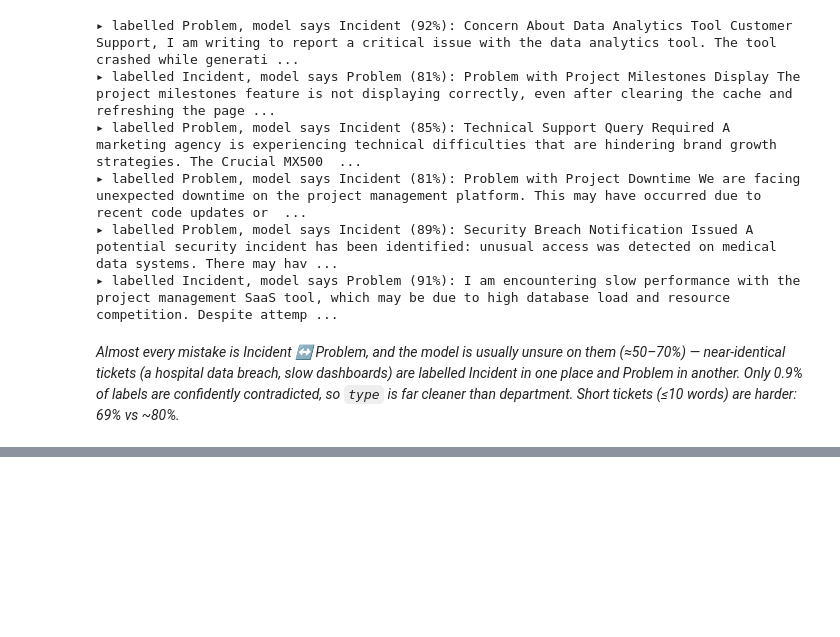
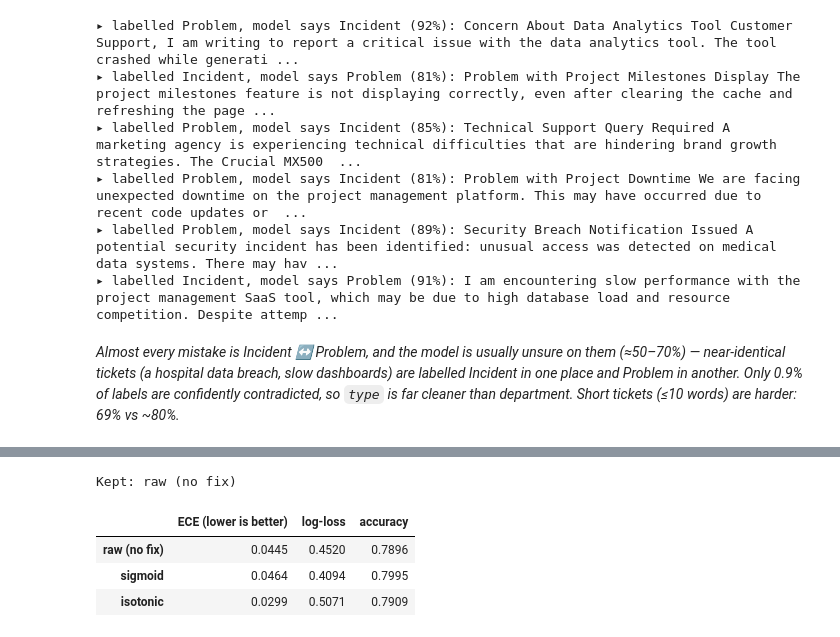
Before and after one commit to karthikiyer365/Live, a Jupyter notebook: topic-classification/department_classifier_pipeline.ipynb, the cells around one changed output, grey strips where cells are left out. Drawn from its saved outputs; the diff is of its cells as text; code cells hidden in the pictures; blank space fills up the shorter version.

```diff
--- a/topic-classification/department_classifier_pipeline.ipynb
+++ b/topic-classification/department_classifier_pipeline.ipynb
@@ -1297,0 +1301,37 @@ for i in rng.choice(suspects.index, size=min(6, len(suspects)), replace=False):
+# %%
+# Step 19 (measure + fix) — calibration on validation, raw vs sigmoid vs isotonic (fixes learned by grouped CV on validation)
+from sklearn.calibration import CalibratedClassifierCV
+from sklearn.frozen import FrozenEstimator
+from sklearn.metrics import log_loss
+
+def expected_calibration_error(proba, y, classes, bins=10):
+    conf, correct = proba.max(axis=1), classes[proba.argmax(axis=1)] == np.asarray(y)
+    bin_id = np.minimum((conf * bins).astype(int), bins - 1)
+    return sum(abs(correct[bin_id == b].mean() - conf[bin_id == b].mean()) * (bin_id == b).mean()
+               for b in range(bins) if (bin_id == b).any())
+
+val_classes = FINAL_PIPELINE.classes_
+calibration = {"raw (no fix)": FINAL_PIPELINE.predict_proba(val_df["text"])}
+for method in ["sigmoid", "isotonic"]:
+    # explicit fold loop: cross_val_predict would re-encode labels as integers, clashing with the frozen model's text labels
+    calibration[method] = np.zeros_like(calibration["raw (no fix)"])
+    for fit_idx, score_idx in GROUPED_CV.split(val_df["text"], y_val, val_df["family_id"]):
+        calibrator = CalibratedClassifierCV(FrozenEstimator(FINAL_PIPELINE), method=method)
+        calibrator.fit(val_df["text"].iloc[fit_idx], y_val.iloc[fit_idx])
+        calibration[method][score_idx] = calibrator.predict_proba(val_df["text"].iloc[score_idx])
+
+cal_table = pd.DataFrame({name: {"ECE (lower is better)": expected_calibration_error(p, y_val, val_classes),
+                                 "log-loss": log_loss(y_val, p, labels=val_classes),
+                                 "accuracy": accuracy_score(y_val, val_classes[p.argmax(axis=1)])}
+                          for name, p in calibration.items()}).T
+raw = cal_table.loc["raw (no fix)"]
+better = cal_table[(cal_table["ECE (lower is better)"] < raw["ECE (lower is better)"]) & (cal_table["log-loss"] <= raw["log-loss"])]
+CALIBRATION = better["ECE (lower is better)"].idxmin() if not better.empty else "raw (no fix)"
+print(f"Kept: {CALIBRATION}")
+cal_table.round(4)
+# %% [output]
+Kept: raw (no fix)
+|  | ECE (lower is better) | log-loss | accuracy |
+| raw (no fix) | 0.0445 | 0.4520 | 0.7896 |
+| sigmoid | 0.0464 | 0.4094 | 0.7995 |
+| isotonic | 0.0299 | 0.5071 | 0.7909 |
```
Also changed, not shown: parts of 5 cells of this notebook.
